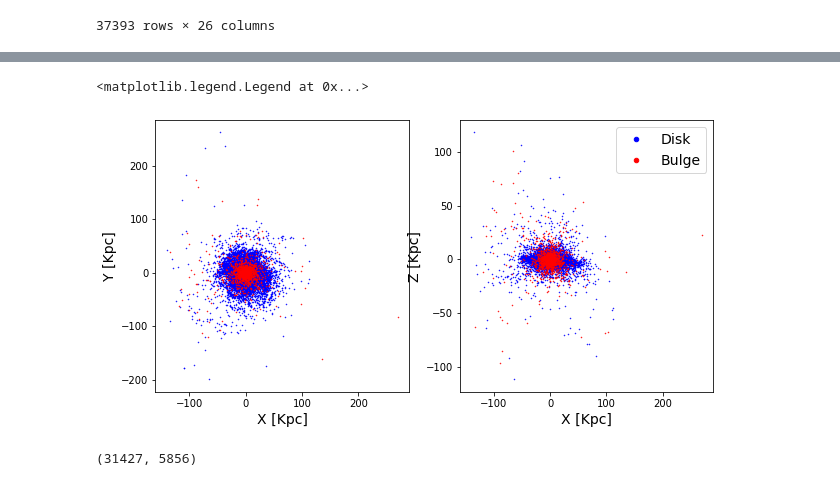
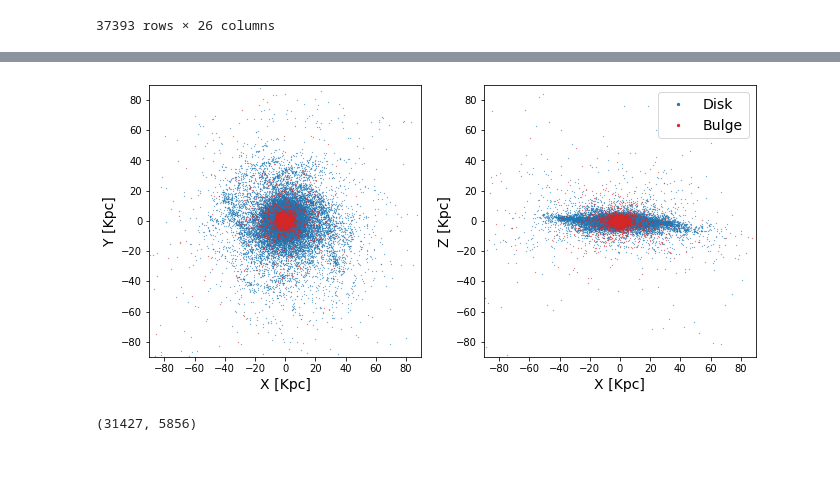
Before and after one commit to antotaverna/gchop_paper, a Jupyter notebook: xy_plane.ipynb, the cells around one changed output, grey strips where cells are left out. Drawn from its saved outputs; the diff is of its cells as text; code cells hidden in the pictures.

```diff
--- a/xy_plane.ipynb
+++ b/xy_plane.ipynb
@@ -14,6 +14,8 @@ gal = gchop.read_hdf5("../galaxy-chop/tests/datasets/gal394242.h5")
 # %%
 galc = gchop.center(gal)
-gal = gchop.star_align(gchop.center(gal))
+
+rvir=297.470
+gal = gchop.star_align(gchop.center(gal), r_cut= 0.1*rvir)
 # %%
 gal.to_dataframe()
 # %% [output]
@@ -166,29 +178,35 @@ gal.plot.scatter("x", "y", marker='.', linewidth=0, s=4, alpha=0.2,
 # %%
 xx = gal.stars.x.value
 yy = gal.stars.y.value
 zz = gal.stars.z.value
 labels_ab = df.lab_ab
 mask_b = np.where(labels_ab == 0)[0]
 mask_d = np.where(labels_ab == 1)[0]
 
-fig, ax = plt.subplots(1,2, figsize=[10, 5])
+fig, ax = plt.subplots(1,2, figsize=[11, 5])
+ax[0].set_aspect('equal')
+ax[1].set_aspect('equal')
 
-ax[0].plot(xx[mask_d], yy[mask_d], '.', color='blue', ms=1, label='Disk')
-ax[0].plot(xx[mask_b], yy[mask_b], '.', color='red', ms=1, label='Bulge')
+ax[0].plot(xx[mask_d], yy[mask_d], '.', color='C0', ms=0.5, label='Disk')
+ax[0].plot(xx[mask_b], yy[mask_b], '.', color='C3', ms=0.5, label='Bulge')
 ax[0].set_xlabel('X [Kpc]', fontsize=14)
 ax[0].set_ylabel('Y [Kpc]', fontsize=14)
 
 
-ax[1].plot(xx[mask_d], zz[mask_d], '.', color='blue', ms=1, label='Disk')
-ax[1].plot(xx[mask_b], zz[mask_b], '.', color='red', ms=1, label='Bulge')
+ax[1].plot(xx[mask_d], zz[mask_d], '.', color='C0', ms=0.5, label='Disk')
+ax[1].plot(xx[mask_b], zz[mask_b], '.', color='C3', ms=0.5, label='Bulge')
 ax[1].set_xlabel('X [Kpc]', fontsize=14)
 ax[1].set_ylabel('Z [Kpc]', fontsize=14)
 
+ax[0].set_xlim(-90,90)
+ax[1].set_xlim(-90,90)
+ax[0].set_ylim(-90,90)
+ax[1].set_ylim(-90,90)
+
 ax[1].legend(markerscale=9., fontsize=14)
 #plt.savefig('gchop_plots/xyz_lab_ab.png', dpi=100)
 # %% [output]
-<matplotlib.legend.Legend at 0x...>
-[figure, old version]
+[figure, new version]
 # %%
 np.shape(mask_d)+np.shape(mask_b)
 # %% [output]
```
Also changed, not shown: parts of 13 cells of this notebook, 6 other files.
